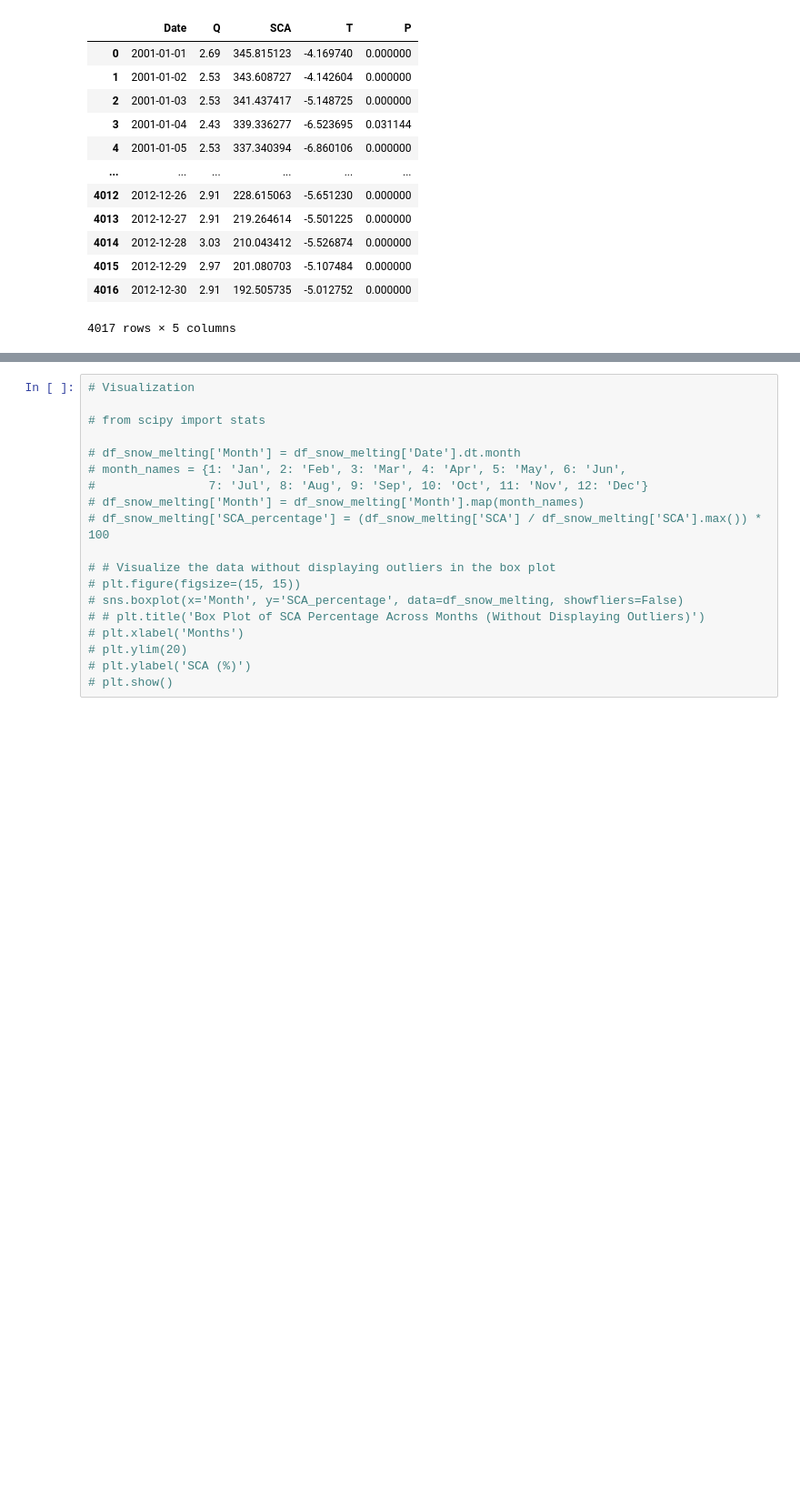
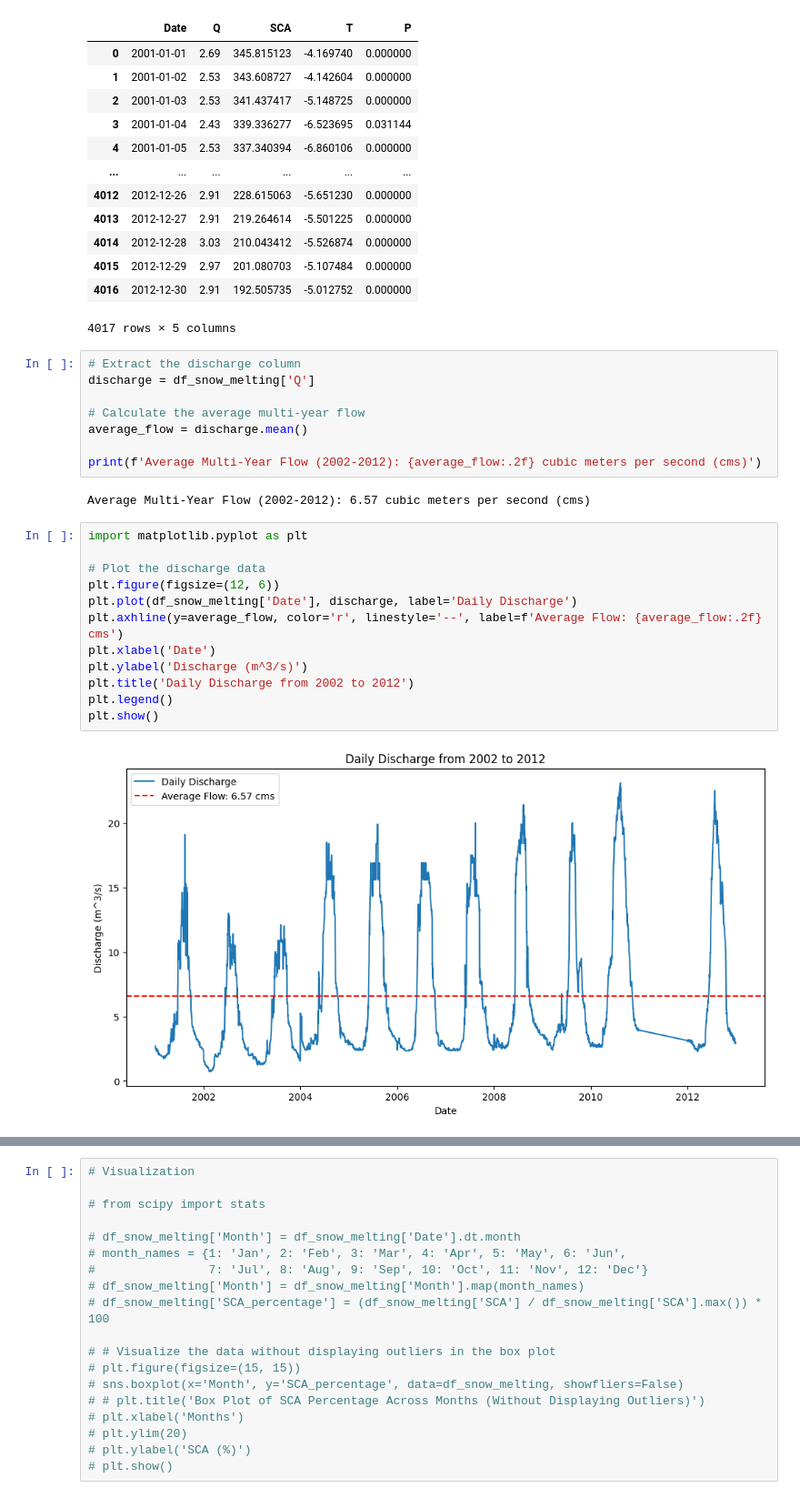
Before and after one commit to UkeshThapa/Snowmelt-Driven-Streamflow-Prediction, a Jupyter notebook: snowmelt_prediction_LSTM.ipynb, the cells around one changed output, grey strips where cells are left out. Shown at 91% size. Cells and saved outputs as stored; diff of their text form; blank space fills up the shorter version.

```diff
--- a/snowmelt_prediction_LSTM.ipynb
+++ b/snowmelt_prediction_LSTM.ipynb
@@ -119,3 +119,27 @@ See the caveats in the documentation: https://pandas.pydata.org/pandas-docs/stab
 | 4015 | 2012-12-29 | 2.97 | 201.080703 | -5.107484 | 0.000000 |
 | 4016 | 2012-12-30 | 2.91 | 192.505735 | -5.012752 | 0.000000 |
 4017 rows × 5 columns
+# %%
+# Extract the discharge column
+discharge = df_snow_melting['Q']
+
+# Calculate the average multi-year flow
+average_flow = discharge.mean()
+
+print(f'Average Multi-Year Flow (2002-2012): {average_flow:.2f} cubic meters per second (cms)')
+# %% [output]
+Average Multi-Year Flow (2002-2012): 6.57 cubic meters per second (cms)
+# %%
+import matplotlib.pyplot as plt
+
+# Plot the discharge data
+plt.figure(figsize=(12, 6))
+plt.plot(df_snow_melting['Date'], discharge, label='Daily Discharge')
+plt.axhline(y=average_flow, color='r', linestyle='--', label=f'Average Flow: {average_flow:.2f} cms')
+plt.xlabel('Date')
+plt.ylabel('Discharge (m^3/s)')
+plt.title('Daily Discharge from 2002 to 2012')
+plt.legend()
+plt.show()
+# %% [output]
+[figure, added]
```
Also changed, not shown: parts of 4 cells of this notebook.
